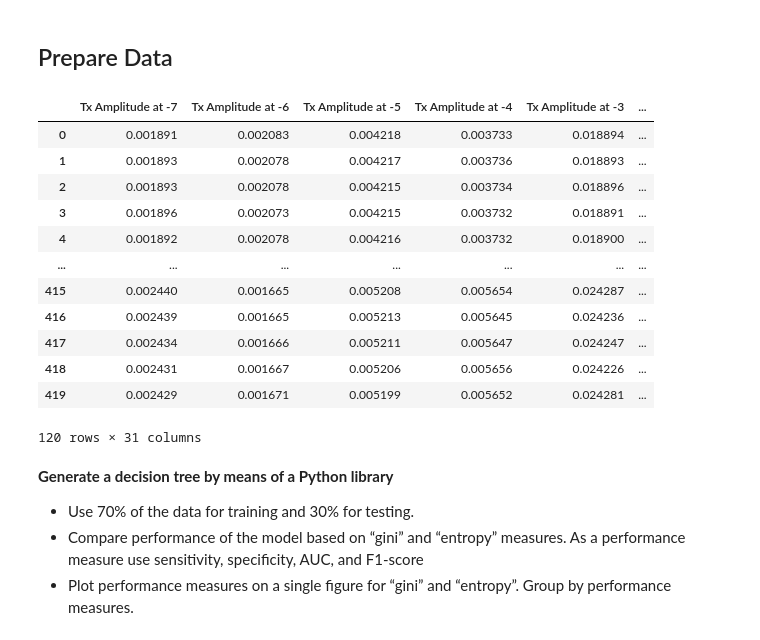
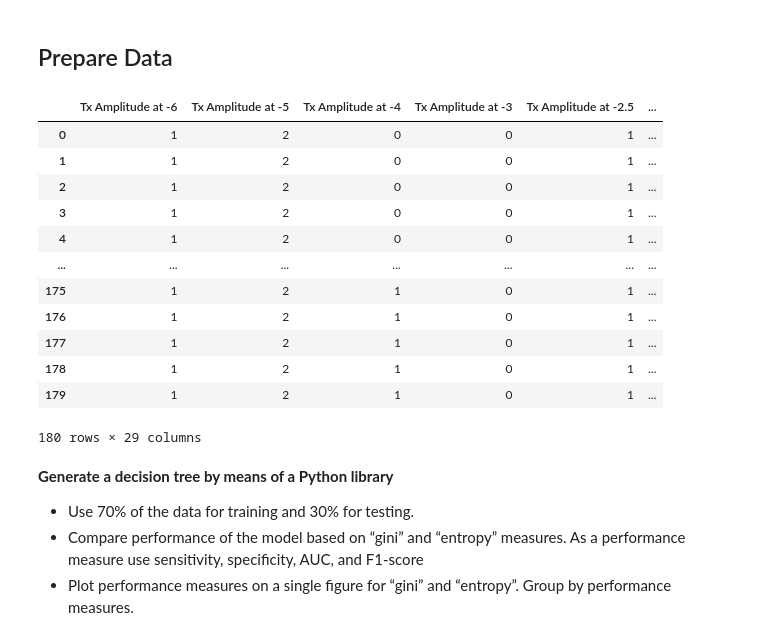
Before and after one commit to bjarreau/ML4MI, a Jupyter notebook: DT.ipynb, the cells around one changed output. Cells and saved outputs as stored; diff of their text form; code cells hidden in the pictures.

```diff
--- a/DT.ipynb
+++ b/DT.ipynb
@@ -24,39 +24,35 @@ from sklearn import metrics
 # %% [markdown]
 ## Prepare Data
 # %%
-data = pd.read_csv("./Acoustic_Probing.csv")
+data = pd.read_csv("./Acoustic_Probing_DT.csv")
 data = data.drop(["ID", "Trial"], axis=1)
 
-#We want to work on a Binary classification, so this should be updated 2 drop the shifted cases
-# and group to either No Hole or Hole (filled or not doesn't matter)
-values = ["Hole", "Hole Filled", "No Hole"]
-data = data[data.Label.isin(values) == True]
-data = data.drop(list(data.filter(regex="^(Amplitude at)+?.+")), axis=1)
-data = data.drop(list(data.filter(regex="^(Phase at)+?.+")), axis=1)
-data["Label"] = data['Label'].replace({'Hole Filled':'Hole'})
+#When the csv reads in, it detects an extra row of NaN
+data = data.dropna()
 
 #DecisionTreeClassifier works on numeric only, need to encode
 le = preprocessing.LabelEncoder()
-data["Label"] = le.fit_transform(data["Label"].values)
+for attribute in data.columns:
+    data[attribute] = le.fit_transform(data[attribute].values)
 
 display(data)
 
 samples = data.drop(["Label"], axis=1)
 labels = data.Label
 # %% [output]
-|  | Tx Amplitude at -7 | Tx Amplitude at -6 | Tx Amplitude at -5 | Tx Amplitude at -4 | Tx Amplitude at -3 | ... |
-| 0 | 0.001891 | 0.002083 | 0.004218 | 0.003733 | 0.018894 | ... |
-| 1 | 0.001893 | 0.002078 | 0.004217 | 0.003736 | 0.018893 | ... |
-| 2 | 0.001893 | 0.002078 | 0.004215 | 0.003734 | 0.018896 | ... |
-| 3 | 0.001896 | 0.002073 | 0.004215 | 0.003732 | 0.018891 | ... |
-| 4 | 0.001892 | 0.002078 | 0.004216 | 0.003732 | 0.018900 | ... |
+|  | Tx Amplitude at -6 | Tx Amplitude at -5 | Tx Amplitude at -4 | Tx Amplitude at -3 | Tx Amplitude at -2.5 | ... |
+| 0 | 1 | 2 | 0 | 0 | 1 | ... |
+| 1 | 1 | 2 | 0 | 0 | 1 | ... |
+| 2 | 1 | 2 | 0 | 0 | 1 | ... |
+| 3 | 1 | 2 | 0 | 0 | 1 | ... |
+| 4 | 1 | 2 | 0 | 0 | 1 | ... |
 | ... | ... | ... | ... | ... | ... | ... |
-| 415 | 0.002440 | 0.001665 | 0.005208 | 0.005654 | 0.024287 | ... |
-| 416 | 0.002439 | 0.001665 | 0.005213 | 0.005645 | 0.024236 | ... |
-| 417 | 0.002434 | 0.001666 | 0.005211 | 0.005647 | 0.024247 | ... |
-| 418 | 0.002431 | 0.001667 | 0.005206 | 0.005656 | 0.024226 | ... |
-| 419 | 0.002429 | 0.001671 | 0.005199 | 0.005652 | 0.024281 | ... |
+| 175 | 1 | 2 | 1 | 0 | 1 | ... |
+| 176 | 1 | 2 | 1 | 0 | 1 | ... |
+| 177 | 1 | 2 | 1 | 0 | 1 | ... |
+| 178 | 1 | 2 | 1 | 0 | 1 | ... |
+| 179 | 1 | 2 | 1 | 0 | 1 | ... |
-120 rows × 31 columns
+180 rows × 29 columns
 # %% [markdown]
 <b>Generate a decision tree by means of a Python library</b>
 - Use 70% of the data for training and 30% for testing.
```
Also changed, not shown: parts of 1 cell of this notebook.
